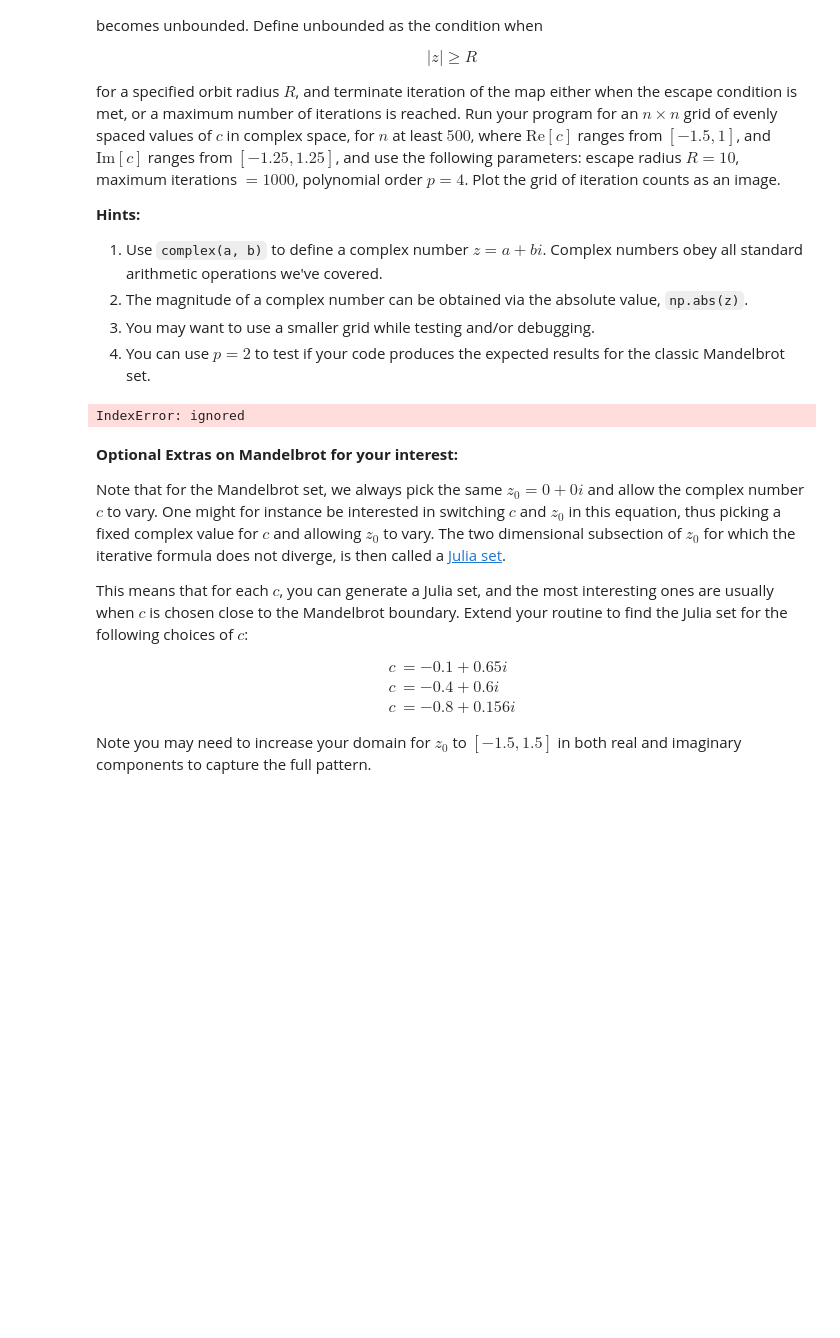
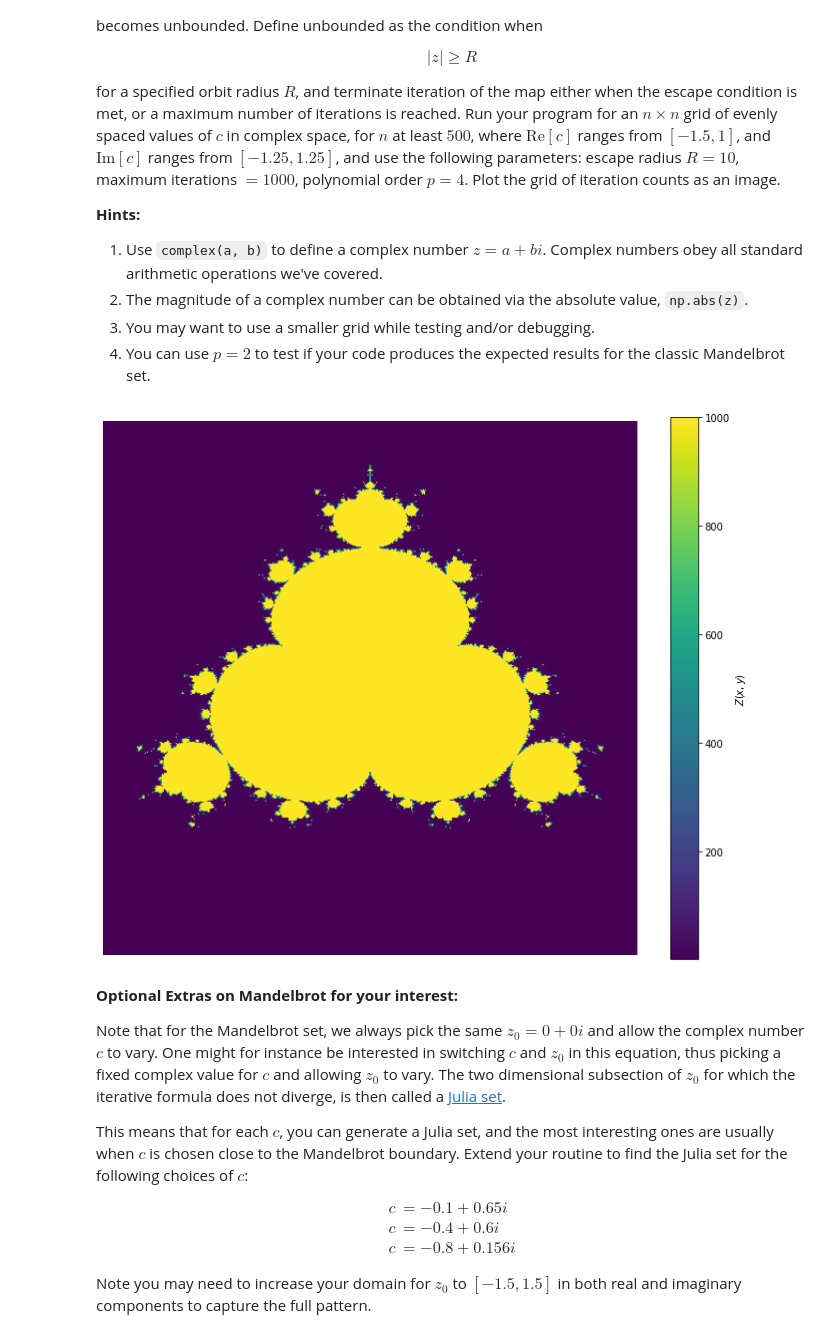
Before and after one commit to wongsl98/am205, a Jupyter notebook: Python_tutorial.ipynb, the cells around one changed output. Saved outputs shown, nothing was run; the diff lists cells and outputs as text; code cells hidden in the pictures; blank space fills up the shorter version.

````diff
--- a/Python_tutorial.ipynb
+++ b/Python_tutorial.ipynb
@@ -606,37 +614,43 @@ for a specified orbit radius $R$, and terminate iteration of the map either when
 2. The magnitude of a complex number can be obtained via the absolute value, ```np.abs(z)```.
 3. You may want to use a smaller grid while testing and/or debugging.
 4. You can use $p=2$ to test if your code produces the expected results for the classic Mandelbrot set.
-# %%
-# initialize initial condition
-z = np.zeros((1,10), dtype=complex)
-z[0] = complex(0,0)
-n = 2
-p = 2
-R = 10
-
-#initialize grid of iteration
-g = np.zeros((n,n), dtype=int)
-
-# initialize c
-real = np.linspace(-1.5,1,n)
-imag = np.linspace(-1.25,1.25,n)
-c = np.zeros((n,n), dtype=complex)
-for i in range(n):
-  for j in range(n):
-    c[i,j] = complex(real[i],imag[j])
-
-# run iterations
-for i in range(n):
-  for j in range(n):
-    counter = 0
-    for k in range(1,3):
-      z[k] = z[k-1]**p + c[i,j]
-      counter += 1
-      if np.abs(z[k]) >= R:
-        g[i,j] = counter
-        break
-# %% [output]
-IndexError: ignored
+# %%
+# this question was completed with guidance from Edwin Chng and Max Guo
+
+import numpy as np
+from tqdm import tqdm
+%matplotlib inline
+import matplotlib.pyplot as plt
+
+def num_iterations(z, p, c, R, max_iter):
+  num_iters = 0
+  while (np.abs(z) < R and num_iters < max_iter):
+    z = z**p + c
+    num_iters += 1
+  return num_iters
+
+re = np.linspace(-1.5,1.5,501)
+im = np.linspace(-1.25,1.25,501)
+
+R = 10
+max_iter = 1000
+p = 4
+Z = np.zeros((len(re),len(im)))
+
+for i in tqdm(range(len(re))):
+  for j in range(len(im)):
+    Z[i][j] = num_iterations(complex(0,0), p, complex(re[i], im[j]), R, max_iter)
+
+fig, ax = plt.subplots(1, 1, figsize=(12,10))
+im1 = ax.imshow(Z, cmap=plt.cm.viridis)
+ax.axis('off')
+
+cbar1 = fig.colorbar(im1, ax=ax)
+cbar1.set_label('$Z(x,y)$')
+
+plt.show()
+# %% [output]
+[figure, added]
 # %% [markdown]
 **Optional Extras on Mandelbrot for your interest:**
 
````
Also changed, not shown: parts of 1 cell of this notebook.
